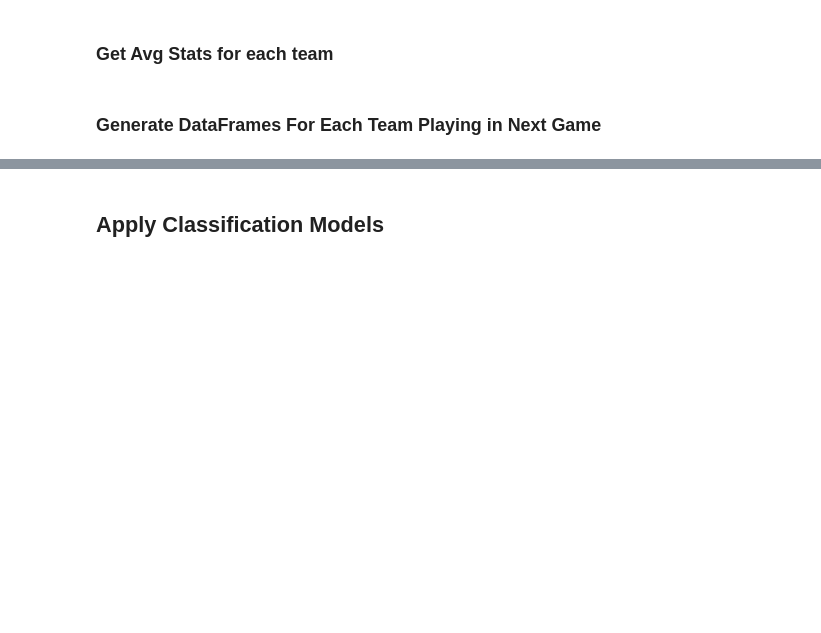
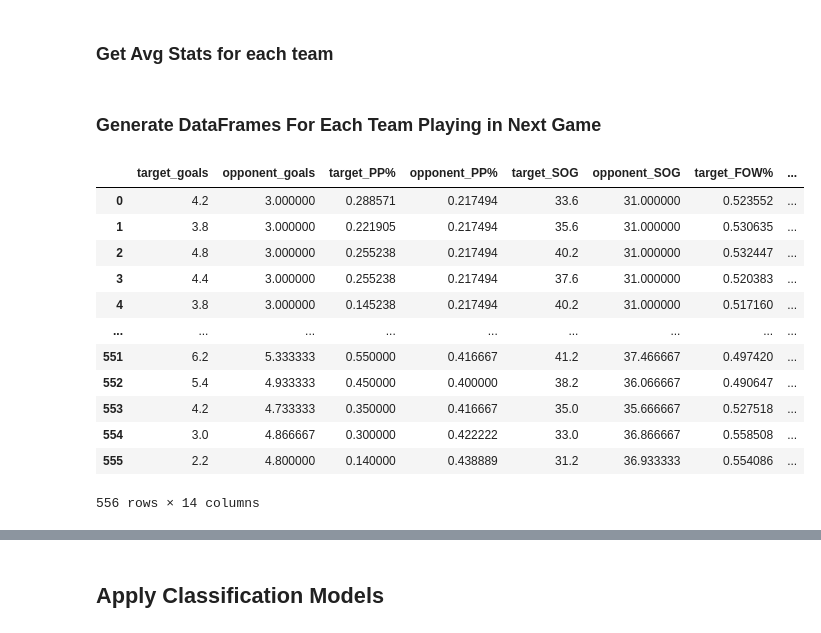
Before and after one commit to caleb-stewart/WHL-Game-Predictor, a Jupyter notebook: WHL_Win_Predictor.ipynb, the cells around one changed output, grey strips where cells are left out. Cells and saved outputs as stored; diff of their text form; code cells hidden in the pictures; blank space fills up the shorter version.

```diff
--- a/WHL_Win_Predictor.ipynb
+++ b/WHL_Win_Predictor.ipynb
@@ -410,16 +410,32 @@ def generate_team_stats(dataset, team_a, k):
 # %%
 # loop through the next games, and get the dataframe for each team.
 # Store it in a [] of (DF Home, DF, Away)
 
 # This is an array that stores the stats DataFrame for each team playing
 next_games_dfs = []
 for game in next_games:
   home_team = game[0]
   away_team = game[1]
   home_team_stats_df = generate_team_stats(dataset, home_team, k)
   away_team_stats_df = generate_team_stats(dataset, away_team, k)
 
   next_games_dfs.append((home_team_stats_df, away_team_stats_df))
+
+test = generate_team_stats(dataset, 'Spokane Chiefs', 5)
+# %% [output]
+|  | target_goals | opponent_goals | target_PP% | opponent_PP% | target_SOG | opponent_SOG | target_FOW% | ... |
+| 0 | 4.2 | 3.000000 | 0.288571 | 0.217494 | 33.6 | 31.000000 | 0.523552 | ... |
+| 1 | 3.8 | 3.000000 | 0.221905 | 0.217494 | 35.6 | 31.000000 | 0.530635 | ... |
+| 2 | 4.8 | 3.000000 | 0.255238 | 0.217494 | 40.2 | 31.000000 | 0.532447 | ... |
+| 3 | 4.4 | 3.000000 | 0.255238 | 0.217494 | 37.6 | 31.000000 | 0.520383 | ... |
+| 4 | 3.8 | 3.000000 | 0.145238 | 0.217494 | 40.2 | 31.000000 | 0.517160 | ... |
+| ... | ... | ... | ... | ... | ... | ... | ... | ... |
+| 551 | 6.2 | 5.333333 | 0.550000 | 0.416667 | 41.2 | 37.466667 | 0.497420 | ... |
+| 552 | 5.4 | 4.933333 | 0.450000 | 0.400000 | 38.2 | 36.066667 | 0.490647 | ... |
+| 553 | 4.2 | 4.733333 | 0.350000 | 0.416667 | 35.0 | 35.666667 | 0.527518 | ... |
+| 554 | 3.0 | 4.866667 | 0.300000 | 0.422222 | 33.0 | 36.866667 | 0.558508 | ... |
+| 555 | 2.2 | 4.800000 | 0.140000 | 0.438889 | 31.2 | 36.933333 | 0.554086 | ... |
+556 rows × 14 columns
 # %%
 # Just display the first game to make sure
 if len(next_games_dfs) > 0:
```
Also changed, not shown: parts of 11 cells of this notebook, 3 other files.
